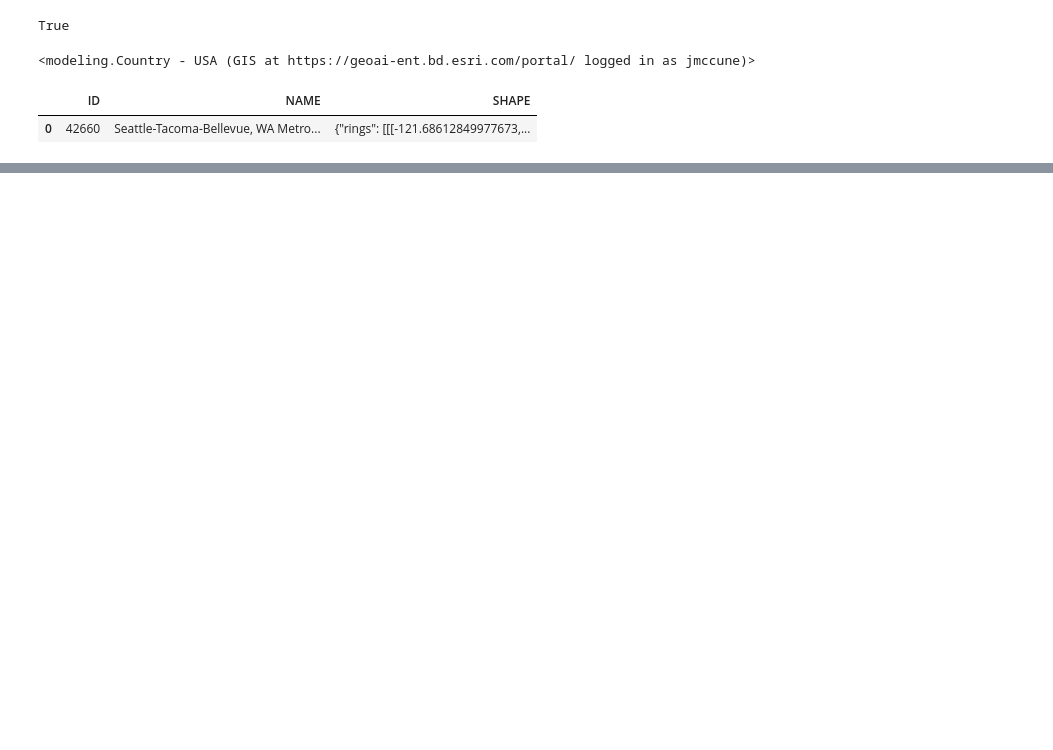
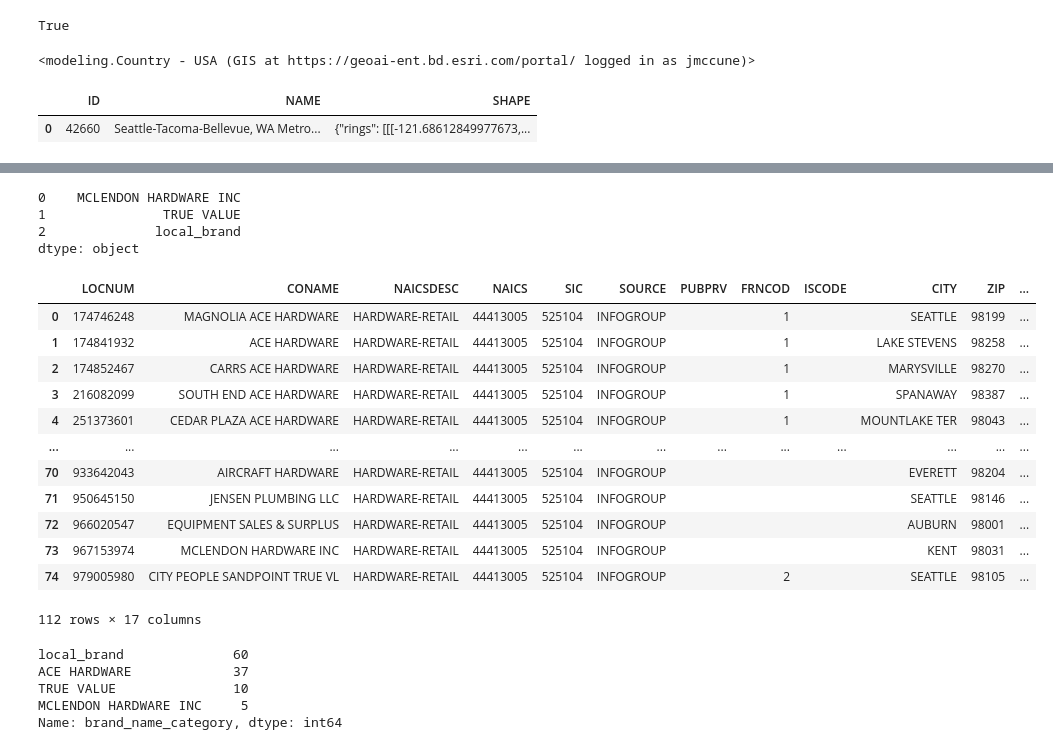
Before and after one commit to knu2xs/demographic-modeling, a Jupyter notebook: notebooks/stash/agol-business.ipynb, the cells around one changed output, grey strips where cells are left out. Cells and saved outputs as stored; diff of their text form; code cells hidden in the pictures; blank space fills up the shorter version.

```diff
--- a/notebooks/stash/agol-business.ipynb
+++ b/notebooks/stash/agol-business.ipynb
@@ -220,0 +287,35 @@ from modeling.businesses import get_top_codes
+# %%
+pd.Series(comp_df.brand_name_category.unique()).sort_values().reset_index(drop=True)
+# %% [output]
+0    MCLENDON HARDWARE INC
+1               TRUE VALUE
+2              local_brand
+dtype: object
+# %%
+brnd_df['brand_comp'] = 'brand'
+comp_df['brand_comp'] = 'competition'
+# %%
+loc_df = pd.concat([brnd_df, comp_df])
+loc_df
+# %% [output]
+|  | LOCNUM | CONAME | NAICSDESC | NAICS | SIC | SOURCE | PUBPRV | FRNCOD | ISCODE | CITY | ZIP | ... |
+| 0 | 174746248 | MAGNOLIA ACE HARDWARE | HARDWARE-RETAIL | 44413005 | 525104 | INFOGROUP |  | 1 |  | SEATTLE | 98199 | ... |
+| 1 | 174841932 | ACE HARDWARE | HARDWARE-RETAIL | 44413005 | 525104 | INFOGROUP |  | 1 |  | LAKE STEVENS | 98258 | ... |
+| 2 | 174852467 | CARRS ACE HARDWARE | HARDWARE-RETAIL | 44413005 | 525104 | INFOGROUP |  | 1 |  | MARYSVILLE | 98270 | ... |
+| 3 | 216082099 | SOUTH END ACE HARDWARE | HARDWARE-RETAIL | 44413005 | 525104 | INFOGROUP |  | 1 |  | SPANAWAY | 98387 | ... |
+| 4 | 251373601 | CEDAR PLAZA ACE HARDWARE | HARDWARE-RETAIL | 44413005 | 525104 | INFOGROUP |  | 1 |  | MOUNTLAKE TER | 98043 | ... |
+| ... | ... | ... | ... | ... | ... | ... | ... | ... | ... | ... | ... | ... |
+| 70 | 933642043 | AIRCRAFT HARDWARE | HARDWARE-RETAIL | 44413005 | 525104 | INFOGROUP |  |  |  | EVERETT | 98204 | ... |
+| 71 | 950645150 | JENSEN PLUMBING LLC | HARDWARE-RETAIL | 44413005 | 525104 | INFOGROUP |  |  |  | SEATTLE | 98146 | ... |
+| 72 | 966020547 | EQUIPMENT SALES & SURPLUS | HARDWARE-RETAIL | 44413005 | 525104 | INFOGROUP |  |  |  | AUBURN | 98001 | ... |
+| 73 | 967153974 | MCLENDON HARDWARE INC | HARDWARE-RETAIL | 44413005 | 525104 | INFOGROUP |  |  |  | KENT | 98031 | ... |
+| 74 | 979005980 | CITY PEOPLE SANDPOINT TRUE VL | HARDWARE-RETAIL | 44413005 | 525104 | INFOGROUP |  | 2 |  | SEATTLE | 98105 | ... |
+112 rows × 17 columns
+# %%
+loc_df.brand_name_category.value_counts().sort_values(ascending=False)
+# %% [output]
+local_brand              60
+ACE HARDWARE             37
+TRUE VALUE               10
+MCLENDON HARDWARE INC     5
+Name: brand_name_category, dtype: int64
```
Also changed, not shown: parts of 7 cells of this notebook, 6 other files.
